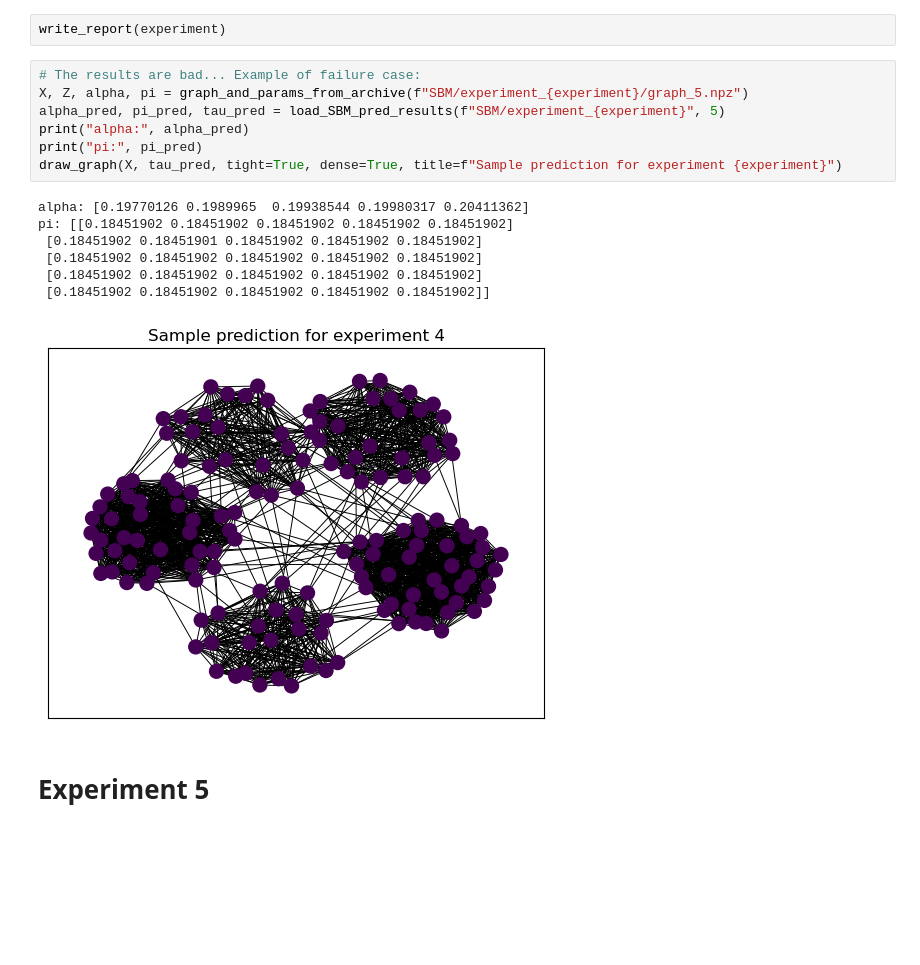
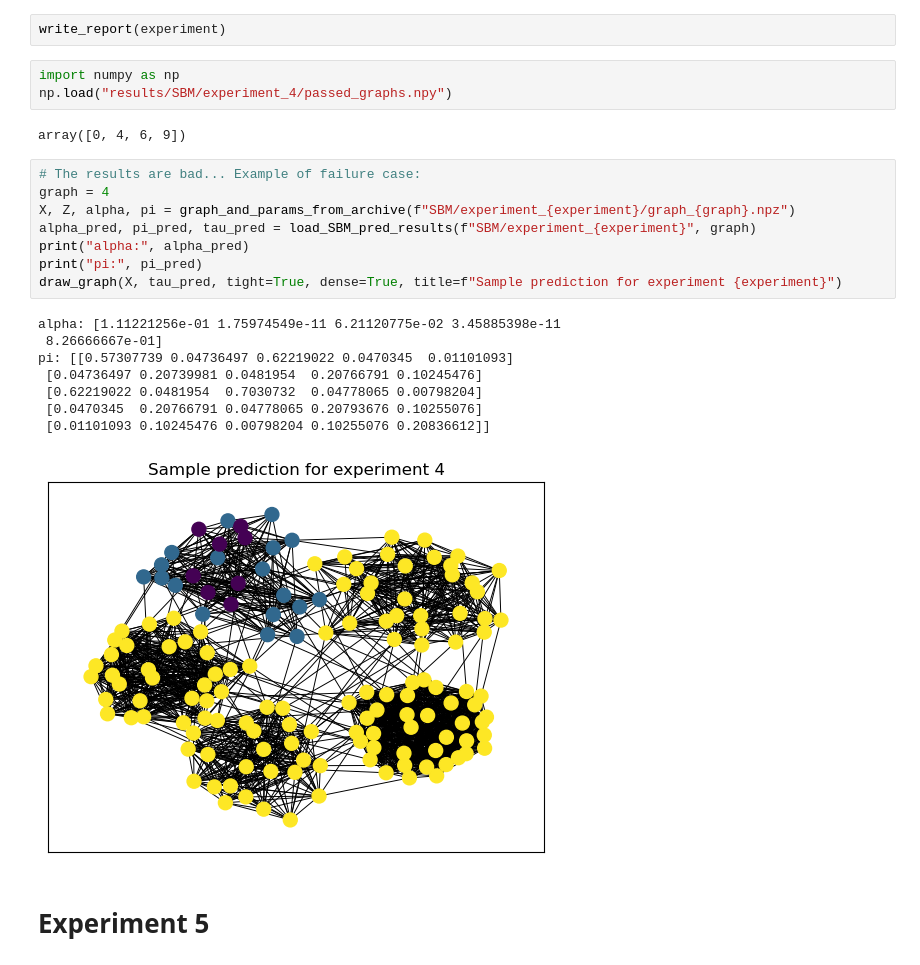
Before and after one commit to bastienlc/SBM-EM, a Jupyter notebook: experiments_SBM.ipynb, the cells around one changed output. Saved outputs shown, nothing was run; the diff lists cells and outputs as text; blank space fills up the shorter version.

```diff
--- a/experiments_SBM.ipynb
+++ b/experiments_SBM.ipynb
@@ -232,21 +235,28 @@ launch_experiment(experiment, n_init=5, n_iter=100)
 90% complete...
 # %%
 write_report(experiment)
+# %%
+import numpy as np
+np.load("results/SBM/experiment_4/passed_graphs.npy")
+# %% [output]
+array([0, 4, 6, 9])
 # %%
 # The results are bad... Example of failure case:
-X, Z, alpha, pi = graph_and_params_from_archive(f"SBM/experiment_{experiment}/graph_5.npz")
-alpha_pred, pi_pred, tau_pred = load_SBM_pred_results(f"SBM/experiment_{experiment}", 5)
+graph = 4
+X, Z, alpha, pi = graph_and_params_from_archive(f"SBM/experiment_{experiment}/graph_{graph}.npz")
+alpha_pred, pi_pred, tau_pred = load_SBM_pred_results(f"SBM/experiment_{experiment}", graph)
 print("alpha:", alpha_pred)
 print("pi:", pi_pred)
 draw_graph(X, tau_pred, tight=True, dense=True, title=f"Sample prediction for experiment {experiment}")
 # %% [output]
-alpha: [0.19770126 0.1989965  0.19938544 0.19980317 0.20411362]
-pi: [[0.18451902 0.18451902 0.18451902 0.18451902 0.18451902]
- [0.18451902 0.18451901 0.18451902 0.18451902 0.18451902]
- [0.18451902 0.18451902 0.18451902 0.18451902 0.18451902]
- [0.18451902 0.18451902 0.18451902 0.18451902 0.18451902]
- [0.18451902 0.18451902 0.18451902 0.18451902 0.18451902]]
+alpha: [1.11221256e-01 1.75974549e-11 6.21120775e-02 3.45885398e-11
+ 8.26666667e-01]
+pi: [[0.57307739 0.04736497 0.62219022 0.0470345  0.01101093]
+ [0.04736497 0.20739981 0.0481954  0.20766791 0.10245476]
+ [0.62219022 0.0481954  0.7030732  0.04778065 0.00798204]
+ [0.0470345  0.20766791 0.04778065 0.20793676 0.10255076]
+ [0.01101093 0.10245476 0.00798204 0.10255076 0.20836612]]
-[figure, old version]
+[figure, new version]
 # %% [markdown]
 # Experiment 5
 # %%
```
Also changed, not shown: parts of 2 cells of this notebook, 27 other files.
